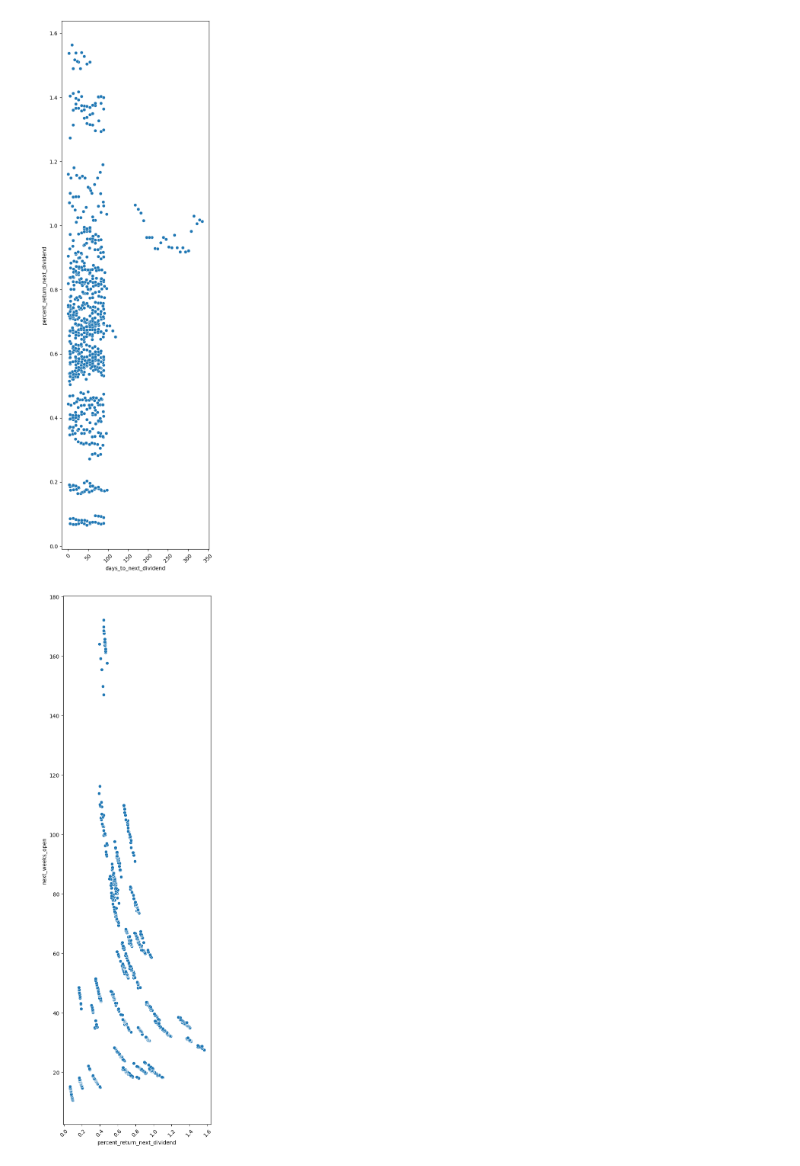
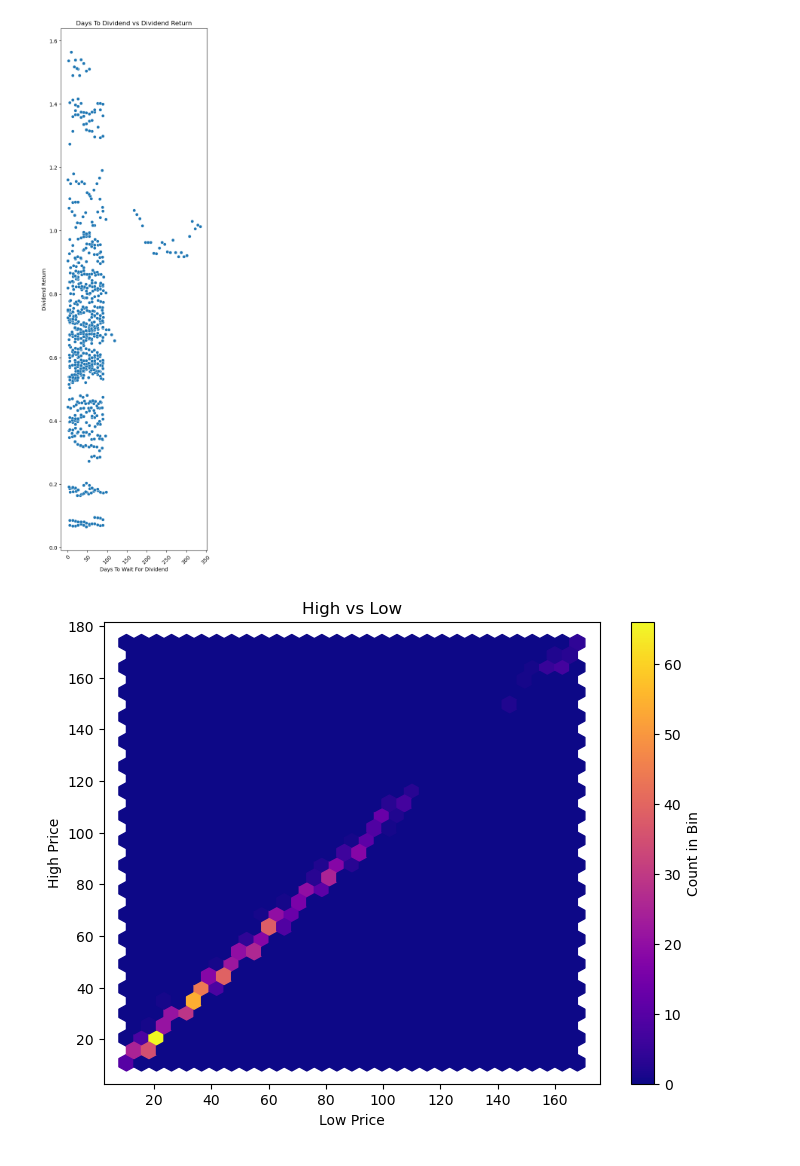
Before and after one commit to ZacharyWarsalla/CS445-Lab2, a Jupyter notebook: Warsalla Lab2.ipynb, the cells around one changed output. Saved outputs shown, nothing was run; the diff lists cells and outputs as text; code cells hidden in the pictures.

```diff
--- a/Warsalla Lab2.ipynb
+++ b/Warsalla Lab2.ipynb
@@ -65,9 +79,15 @@ plt.show()
 # %%
-# Now select and sort
+# This scatterplot shows the relatioship between the days to next
+# divided and the percent return for next dividend. As you can see
+# most dividens are around the 0.4 to 1.0 mark between 0 and 100 days.
+# Notice however for the 200-300 day waits for the next dividend the
+# return is strictly near 1.0. This could indicate a different type
+# of dividend being used by some stocks.
+
 c = X['days_to_next_dividend']
 d = X['percent_return_next_dividend']
 
-# Sort d and align c
+# Sort values.
 d_sorted = d.sort_values()
 c_sorted = c.loc[d_sorted.index]
 
@@ -75,25 +95,27 @@ c_sorted = c.loc[d_sorted.index]
 plt.figure(figsize=(5, 18))
 sns.scatterplot(x=c_sorted, y=d_sorted)
 plt.xticks(rotation=45)
+plt.title("Days To Dividend vs Dividend Return")
+plt.xlabel("Days To Wait For Dividend")
+plt.ylabel("Dividend Return")
 plt.show()
 # %% [output]
-[figure, old version]
+[figure, new version]
 # %%
-# Select first 100 values
-c = X['percent_return_next_dividend']
-d = X['next_weeks_open']
+# This hexbin shows the simple relationship between the highs and lows of the market.
+# The relationship is linearly increasing but does fluctuate.
 
-# Remove dollar signs and convert to float
-d_clean = d.replace('[\$,]', '', regex=True).astype(float)
+# Removed $ from high and convert to float for proper use and sorting.
+high = X['high'].replace('[$]', '', regex=True).astype(float)
+low = X['low'].replace('[$]', '', regex=True).astype(float)
 
-# Sort d and align c
-d_sorted = d_clean.sort_values()
-c_aligned = c.loc[d_sorted.index]
-
-# Plot
-plt.figure(figsize=(5, 18))
-sns.scatterplot(x=c_aligned, y=d_sorted)
-plt.xticks(rotation=45)
+# Plot hexbin
+plt.figure(figsize=(8, 6))
+plt.hexbin(low, high, gridsize=30, cmap='plasma')
+plt.colorbar(label='Count in Bin')
+plt.title("High vs Low")
+plt.xlabel("Low Price")
+plt.ylabel("High Price")
 plt.show()
 # %% [output]
-[figure, old version]
+[figure, new version]
```
Also changed, not shown: parts of 3 cells of this notebook, 5 other files.
